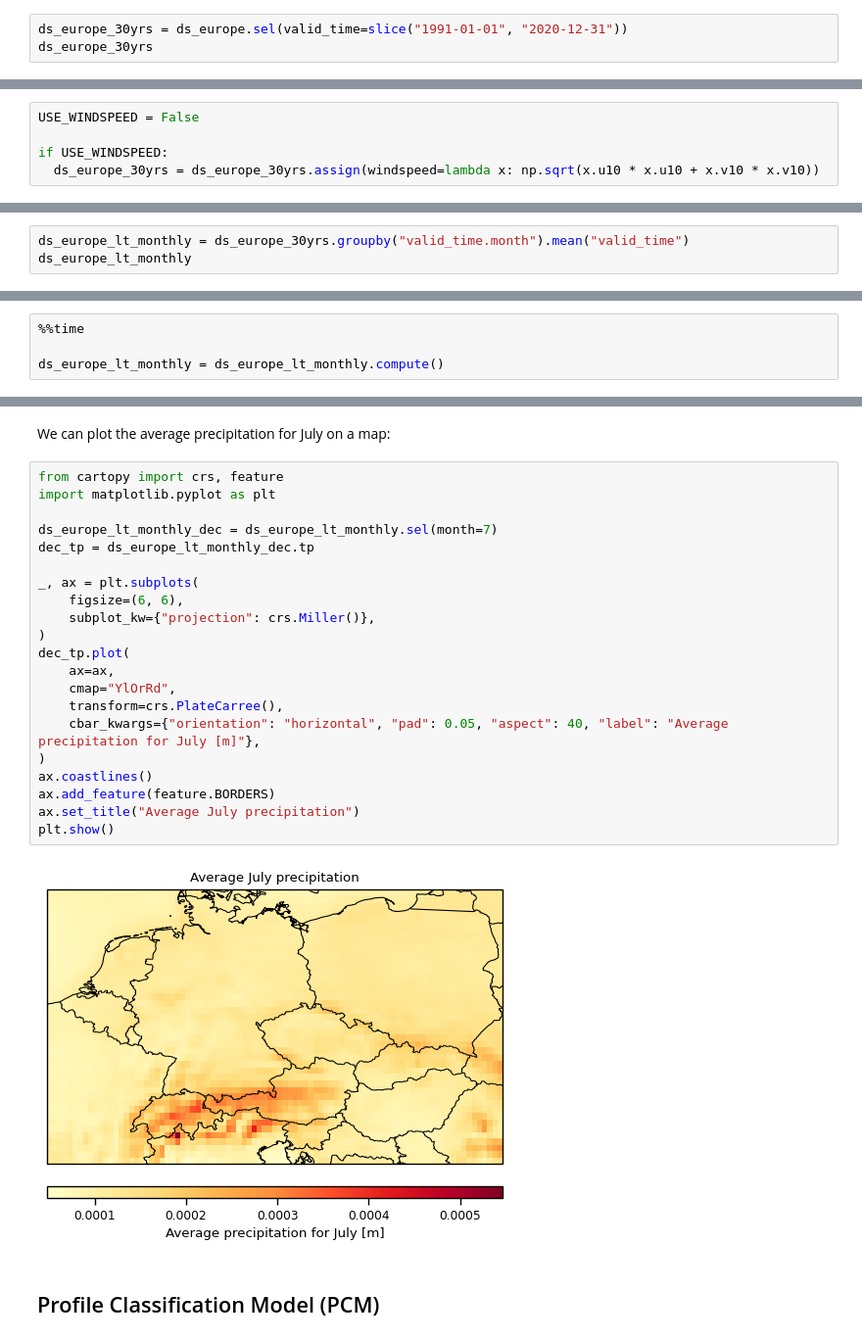
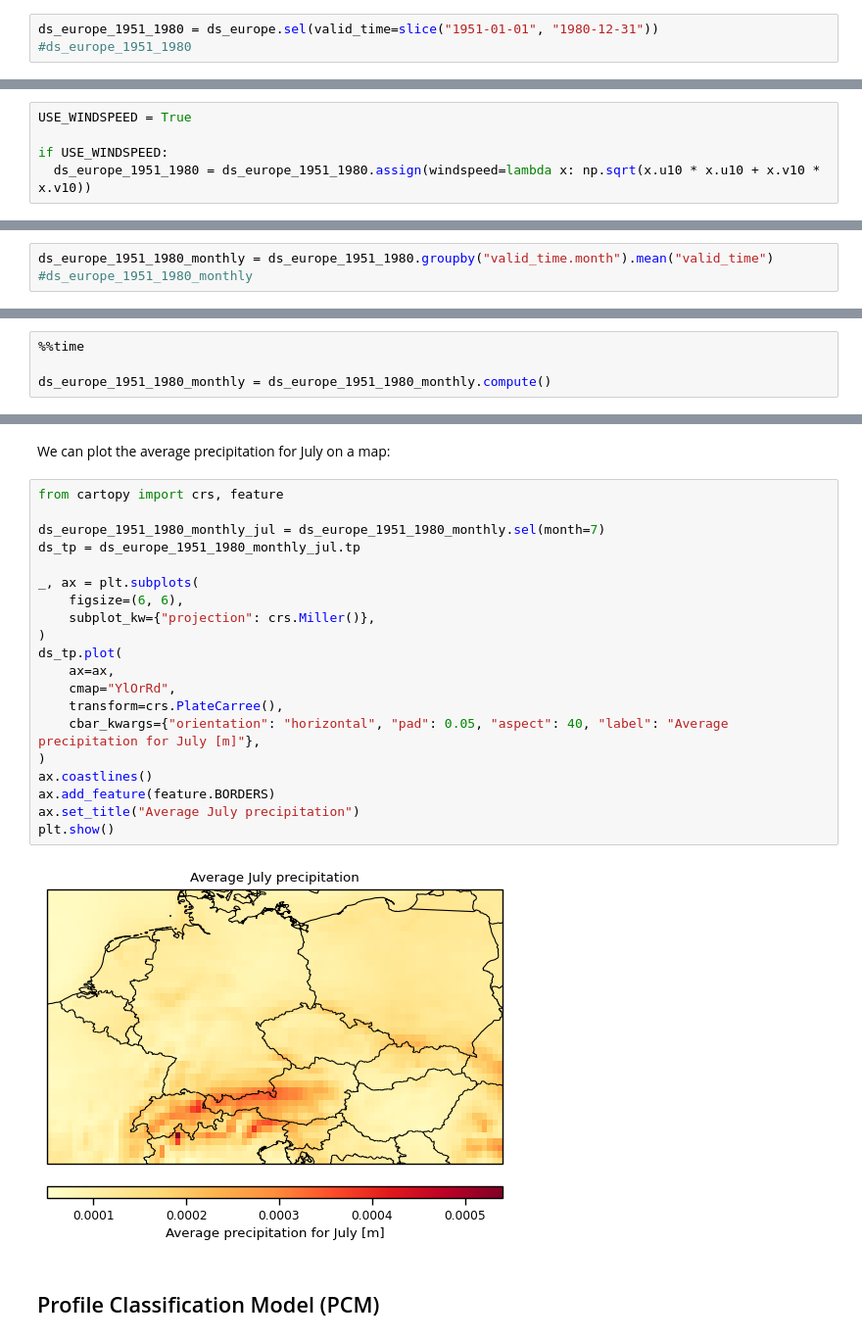
Before and after one commit to bopen/earthdatahub-notebooks, a Jupyter notebook: use-cases/tutorial_era5_climatology_modelling.ipynb, the cells around one changed output, grey strips where cells are left out. Shown at 98% size. Saved outputs shown, nothing was run; the diff lists cells and outputs as text.

```diff
--- a/use-cases/tutorial_era5_climatology_modelling.ipynb
+++ b/use-cases/tutorial_era5_climatology_modelling.ipynb
@@ -221,3 +222,3 @@ Now we want monthly long-term averages, but only for the last 30 years (the data
 # %%
-ds_europe_30yrs = ds_europe.sel(valid_time=slice("1991-01-01", "2020-12-31"))
-ds_europe_30yrs
+ds_europe_1951_1980 = ds_europe.sel(valid_time=slice("1951-01-01", "1980-12-31"))
+#ds_europe_1951_1980
@@ -332,12 +225,12 @@ European Centre for Medium-Range Weather Forecasts
 # %% [markdown]
 Windspeed is an interesting variable to add to the modelling of climate zones, but it takes some time to calculate wind speed from the u and v components which must happen before any spatial or temporal aggregation. Therefore windspeed is disabled by default,but can be enabled by setting `USE_WINDSPEED` to `True`.
 # %%
-USE_WINDSPEED = False
+USE_WINDSPEED = True
 
 if USE_WINDSPEED:
-  ds_europe_30yrs = ds_europe_30yrs.assign(windspeed=lambda x: np.sqrt(x.u10 * x.u10 + x.v10 * x.v10))
+  ds_europe_1951_1980 = ds_europe_1951_1980.assign(windspeed=lambda x: np.sqrt(x.u10 * x.u10 + x.v10 * x.v10))
 # %% [markdown]
 Long-term monthly averages:
 # %%
-ds_europe_lt_monthly = ds_europe_30yrs.groupby("valid_time.month").mean("valid_time")
-ds_europe_lt_monthly
+ds_europe_1951_1980_monthly = ds_europe_1951_1980.groupby("valid_time.month").mean("valid_time")
+#ds_europe_1951_1980_monthly
@@ -458,5 +243,5 @@ We can measure the time it takes, should be about 3minutes without windspeed, ab
 # %%
 %%time
 
-ds_europe_lt_monthly = ds_europe_lt_monthly.compute()
+ds_europe_1951_1980_monthly = ds_europe_1951_1980_monthly.compute()
 # %% [output]
@@ -468,27 +253,26 @@ Wall time: 2min 57s
 We can plot the average precipitation for July on a map:
 # %%
 from cartopy import crs, feature
-import matplotlib.pyplot as plt
 
-ds_europe_lt_monthly_dec = ds_europe_lt_monthly.sel(month=7)
-dec_tp = ds_europe_lt_monthly_dec.tp
+ds_europe_1951_1980_monthly_jul = ds_europe_1951_1980_monthly.sel(month=7)
+ds_tp = ds_europe_1951_1980_monthly_jul.tp
 
 _, ax = plt.subplots(
     figsize=(6, 6),
     subplot_kw={"projection": crs.Miller()},
 )
-dec_tp.plot(
+ds_tp.plot(
     ax=ax,
     cmap="YlOrRd",
     transform=crs.PlateCarree(),
     cbar_kwargs={"orientation": "horizontal", "pad": 0.05, "aspect": 40, "label": "Average precipitation for July [m]"},
 )
 ax.coastlines()
 ax.add_feature(feature.BORDERS)
 ax.set_title("Average July precipitation")
 plt.show()
 # %% [output]
-[figure, old version]
+[figure, new version]
 # %% [markdown]
 ## Profile Classification Model (PCM)
 # %% [markdown]
```
Also changed, not shown: parts of 27 cells of this notebook.
